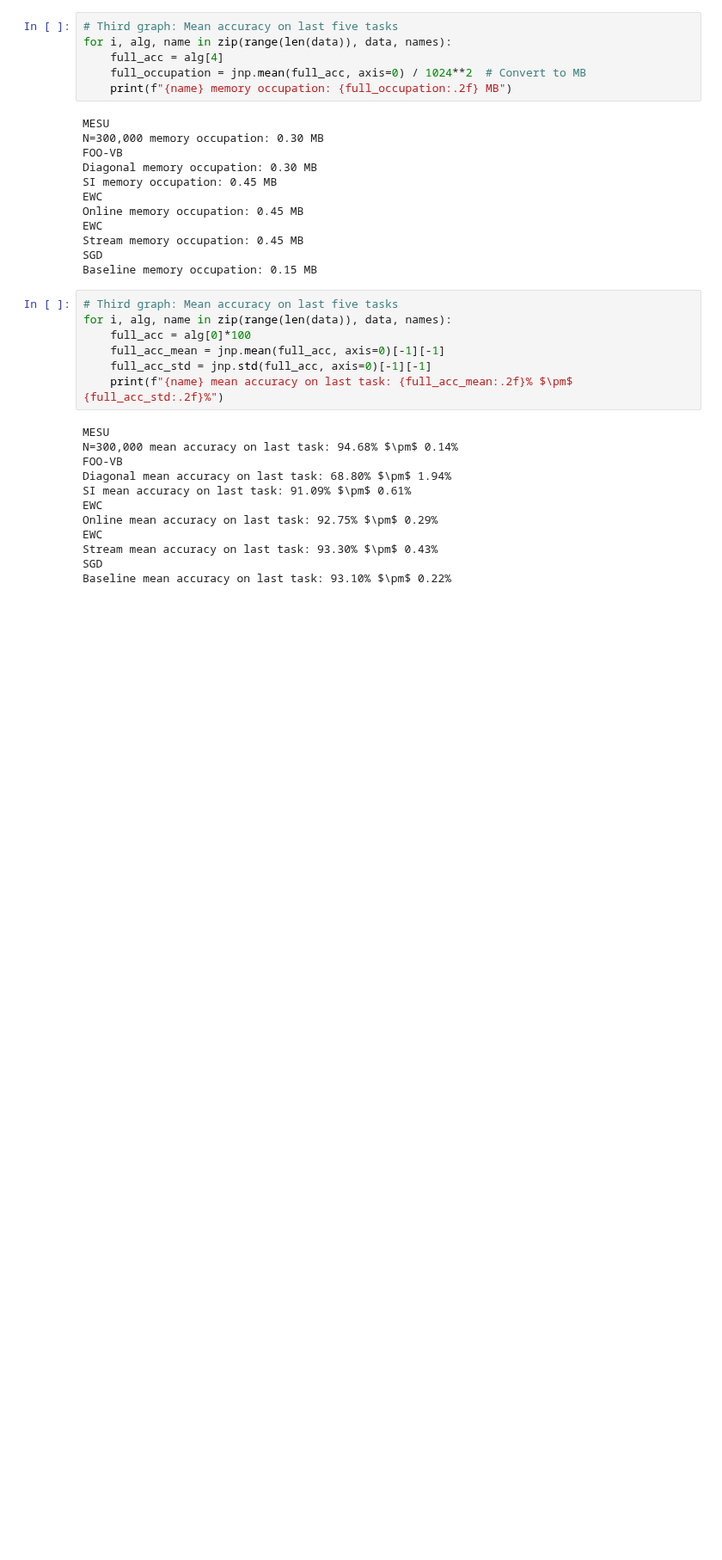
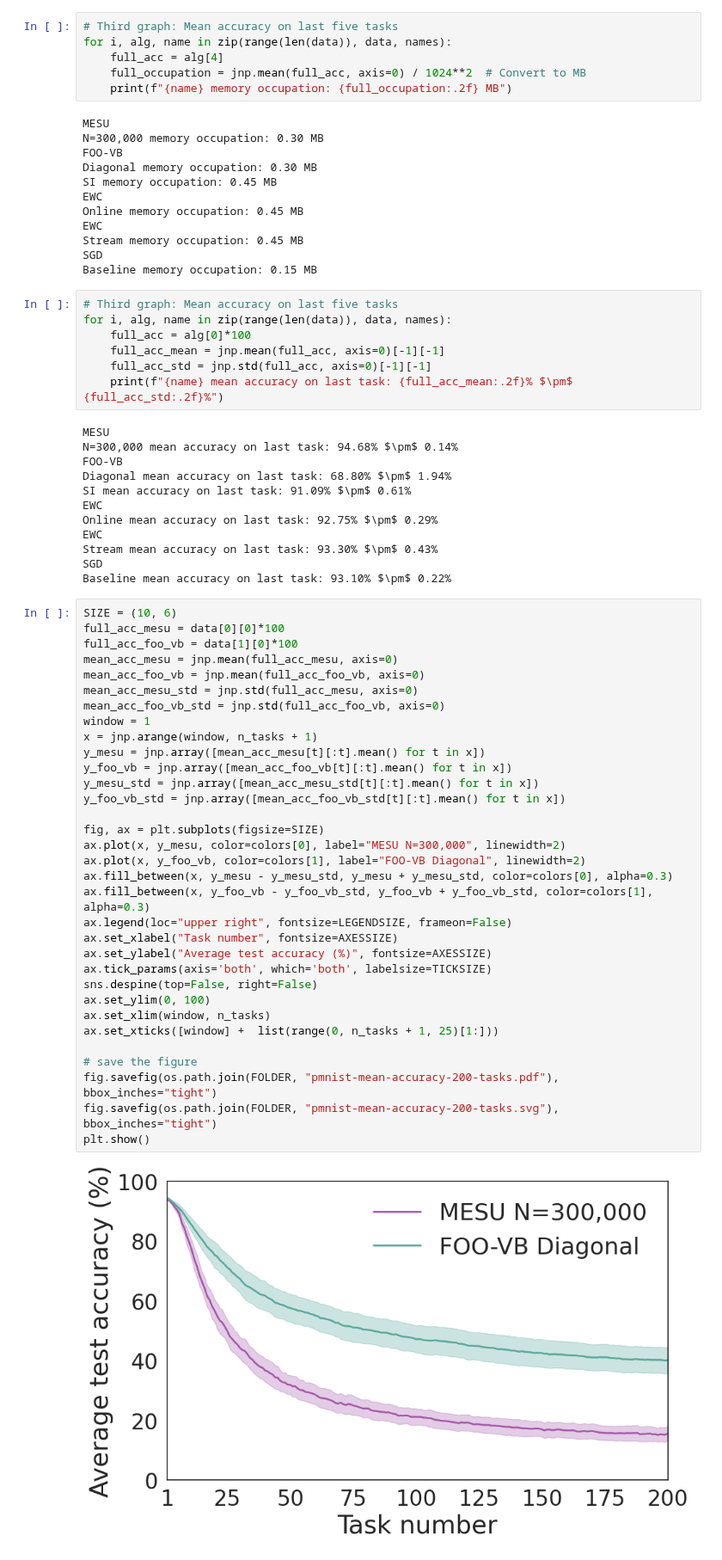
Before and after one commit to kellian-cottart/mesu-pmnist, a Jupyter notebook: figure-pmnist.ipynb, the cells around one changed output. Shown at 86% size. Cells and saved outputs as stored; diff of their text form; blank space fills up the shorter version.

```diff
--- a/figure-pmnist.ipynb
+++ b/figure-pmnist.ipynb
@@ -390,3 +390,38 @@ EWC
 Stream mean accuracy on last task: 93.30% $\pm$ 0.43%
 SGD
 Baseline mean accuracy on last task: 93.10% $\pm$ 0.22%
+# %%
+SIZE = (10, 6)
+full_acc_mesu = data[0][0]*100
+full_acc_foo_vb = data[1][0]*100
+mean_acc_mesu = jnp.mean(full_acc_mesu, axis=0)
+mean_acc_foo_vb = jnp.mean(full_acc_foo_vb, axis=0)
+mean_acc_mesu_std = jnp.std(full_acc_mesu, axis=0)
+mean_acc_foo_vb_std = jnp.std(full_acc_foo_vb, axis=0)
+window = 1
+x = jnp.arange(window, n_tasks + 1)
+y_mesu = jnp.array([mean_acc_mesu[t][:t].mean() for t in x])
+y_foo_vb = jnp.array([mean_acc_foo_vb[t][:t].mean() for t in x])
+y_mesu_std = jnp.array([mean_acc_mesu_std[t][:t].mean() for t in x])
+y_foo_vb_std = jnp.array([mean_acc_foo_vb_std[t][:t].mean() for t in x])
+
+fig, ax = plt.subplots(figsize=SIZE)
+ax.plot(x, y_mesu, color=colors[0], label="MESU N=300,000", linewidth=2)
+ax.plot(x, y_foo_vb, color=colors[1], label="FOO-VB Diagonal", linewidth=2)
+ax.fill_between(x, y_mesu - y_mesu_std, y_mesu + y_mesu_std, color=colors[0], alpha=0.3)
+ax.fill_between(x, y_foo_vb - y_foo_vb_std, y_foo_vb + y_foo_vb_std, color=colors[1], alpha=0.3)
+ax.legend(loc="upper right", fontsize=LEGENDSIZE, frameon=False)
+ax.set_xlabel("Task number", fontsize=AXESSIZE)
+ax.set_ylabel("Average test accuracy (%)", fontsize=AXESSIZE)
+ax.tick_params(axis='both', which='both', labelsize=TICKSIZE)
+sns.despine(top=False, right=False)
+ax.set_ylim(0, 100)
+ax.set_xlim(window, n_tasks)
+ax.set_xticks([window] +  list(range(0, n_tasks + 1, 25)[1:]))
+
+# save the figure
+fig.savefig(os.path.join(FOLDER, "pmnist-mean-accuracy-200-tasks.pdf"), bbox_inches="tight")
+fig.savefig(os.path.join(FOLDER, "pmnist-mean-accuracy-200-tasks.svg"), bbox_inches="tight")
+plt.show()
+# %% [output]
+[figure, added]
```
Also changed, not shown: parts of 5 cells of this notebook, 1 other file.
